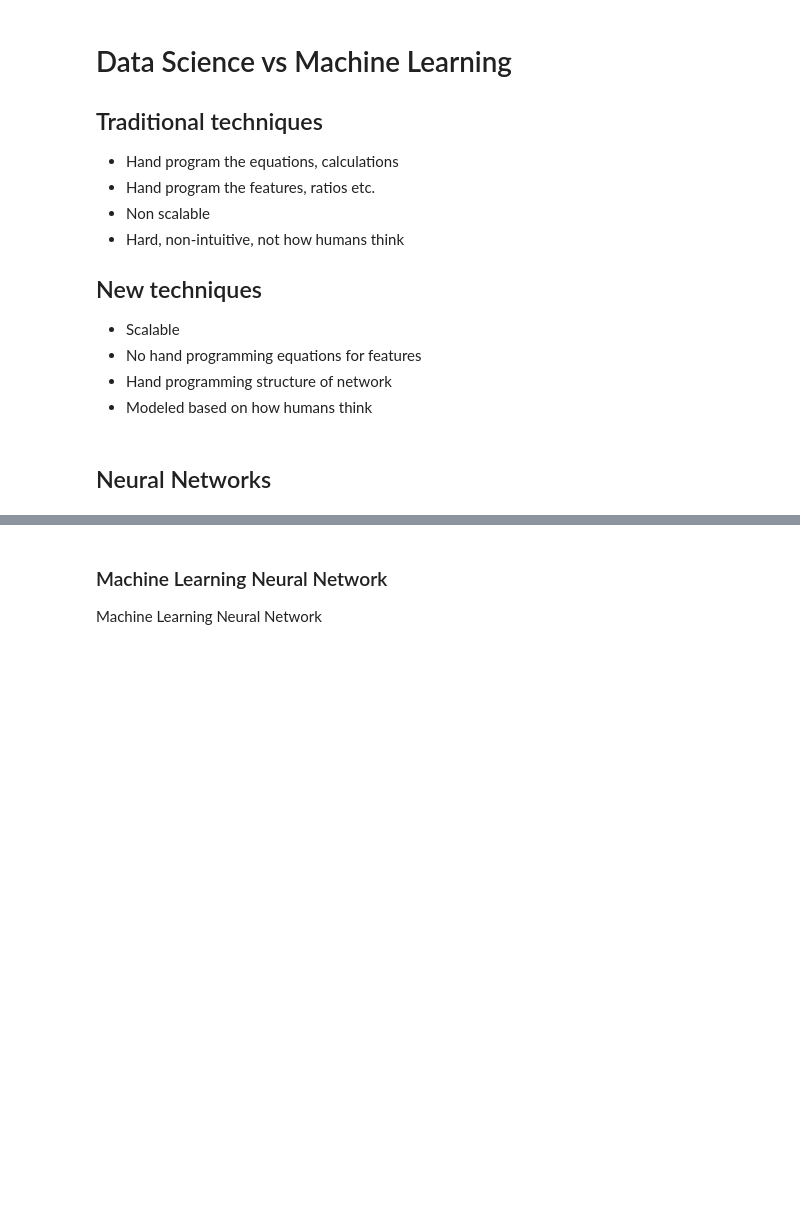
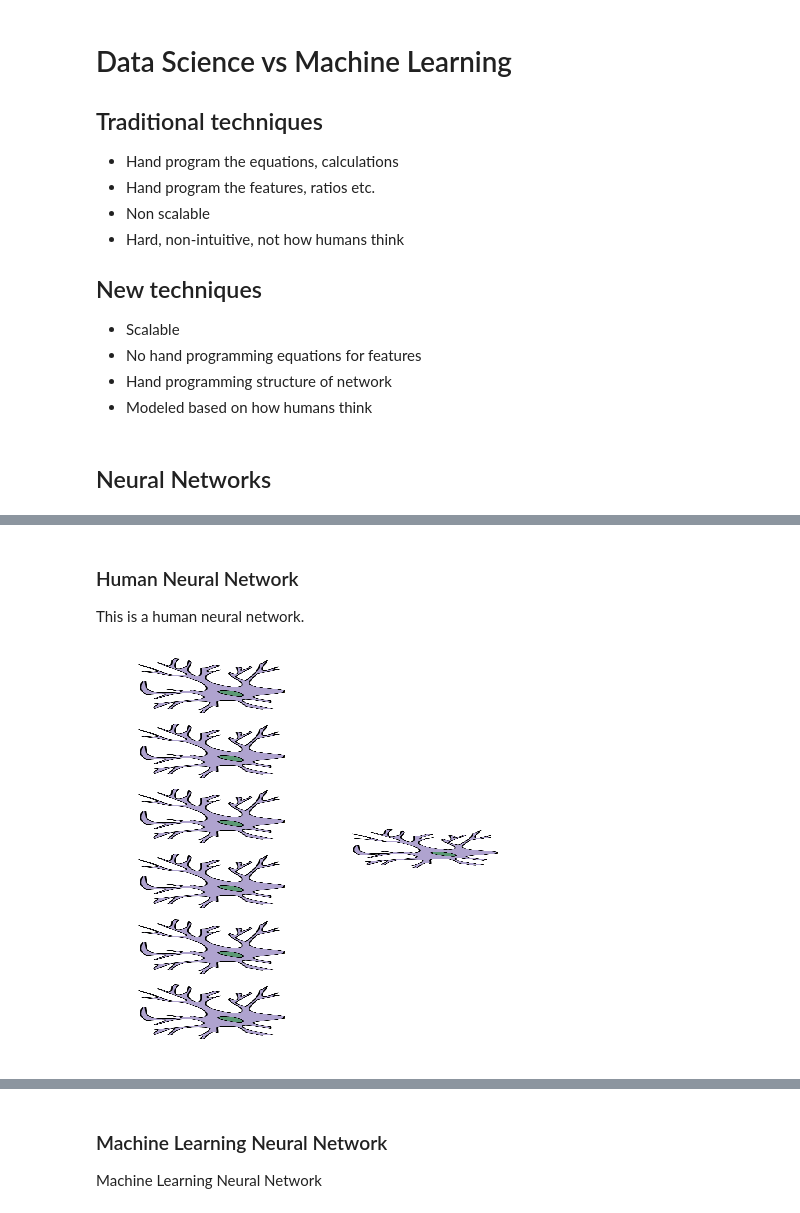
Before and after one commit to ramseydsilva/ml-presentation, a Jupyter notebook: How to Spot a Bear.ipynb, the cells around one changed output, grey strips where cells are left out. Saved outputs shown, nothing was run; the diff lists cells and outputs as text; code cells hidden in the pictures; blank space fills up the shorter version.

```diff
--- a/How to Spot a Bear.ipynb
+++ b/How to Spot a Bear.ipynb
@@ -237,0 +259,18 @@ HTML(anim.to_html5_video())
+# %% [markdown]
+### Human Neural Network
+This is a human neural network.
+# %%
+plt.close()
+
+fig, ax = plt.subplots(6, 2, figsize=(7, 7))
+
+for i in range(6):
+    plot_image(ax[i, 0], neuron)
+
+ax = plt.subplot2grid((6, 2), (0, 1), rowspan=6)
+extent = [-2, 2, -0.2, 0.2]
+plot_image(ax, neuron, extent=extent, size=2)
+
+plt.show()
+# %% [output]
+[figure, added]
```
Also changed, not shown: parts of 14 cells of this notebook, 2 other files.
